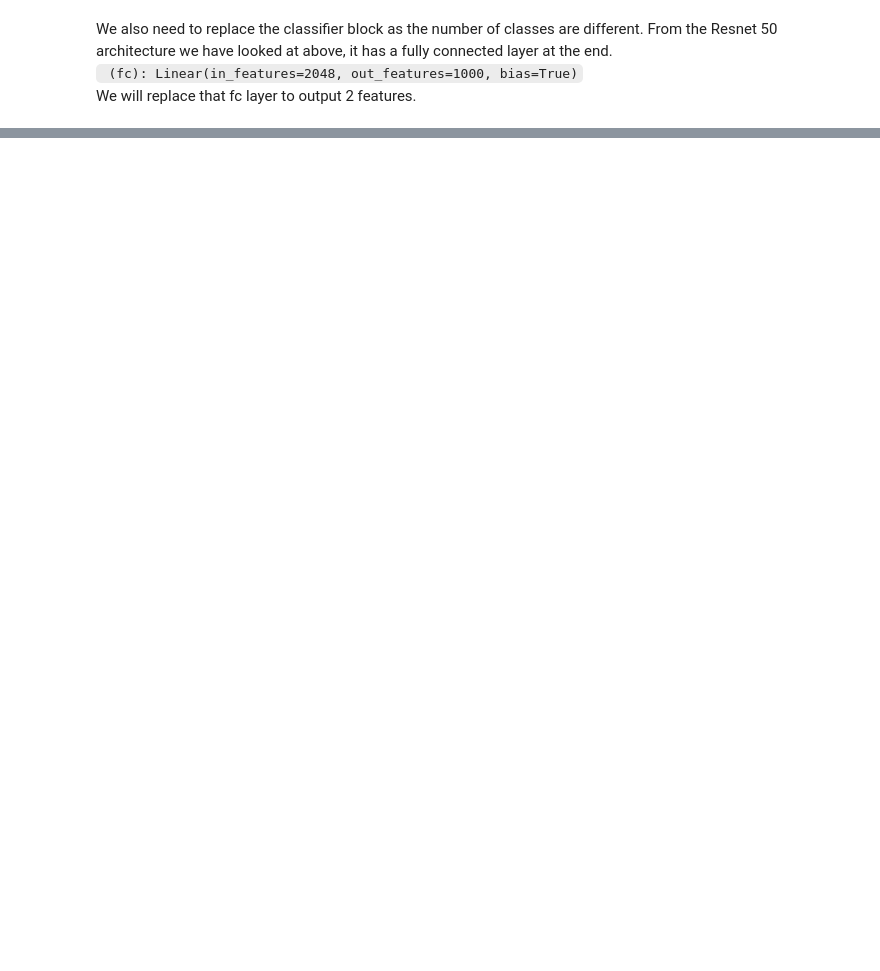
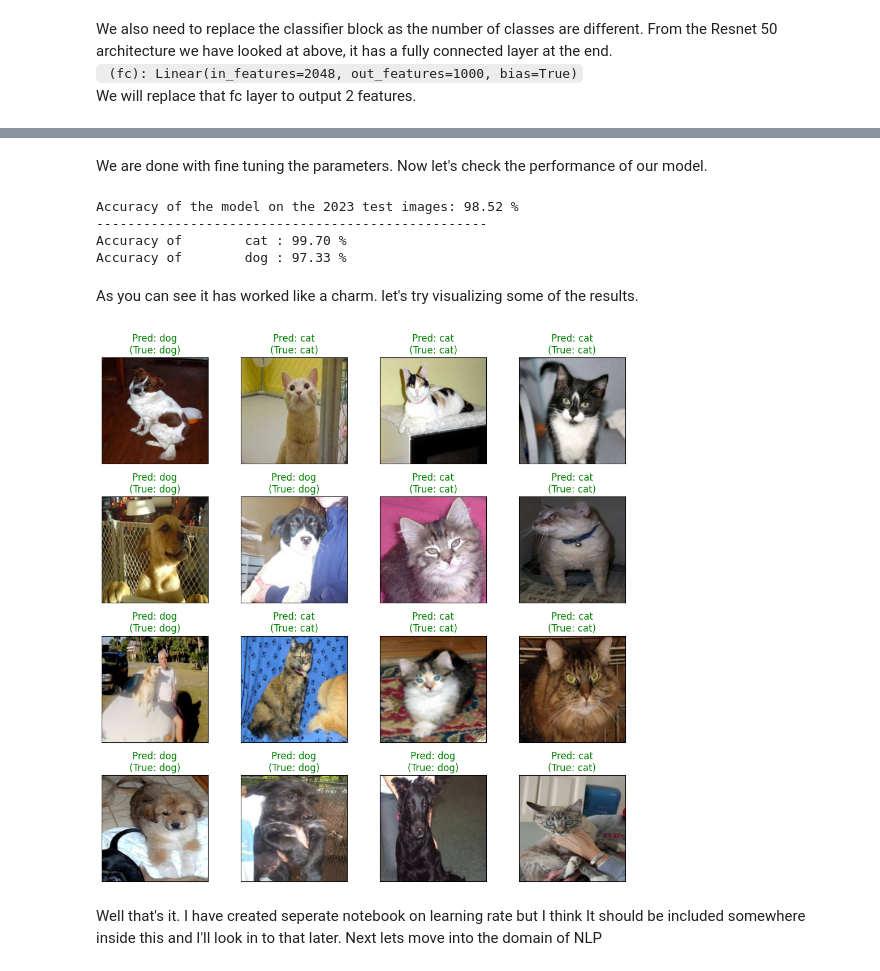
Before and after one commit to dilshan-49/ML_Journey, a Jupyter notebook: torch_tutorials/CNN.ipynb, the cells around one changed output, grey strips where cells are left out. Saved outputs shown, nothing was run; the diff lists cells and outputs as text; code cells hidden in the pictures; blank space fills up the shorter version.

Commit message:
Notebook completed. pushing from kaggle

```diff
--- a/torch_tutorials/CNN.ipynb
+++ b/torch_tutorials/CNN.ipynb
@@ -368,0 +566,4 @@ Now
+# %%
+device = 'cuda'
+transfer_model.to(device)
+test_model_accuracy(transfer_model, test_data_loader, device)
@@ -368,0 +577,11 @@ Now
+# %%
+import torch.optim as optimizer
+
+lr = 0.001
+
+optimizer = optimizer.Adam([
+    {'params' : transfer_model.layer4.parameters(), 'lr' : lr/3},
+    {'params' : transfer_model.layer3.parameters(), 'lr' : lr/9},
+    ], lr = lr)
+# %%
+loss_fn = nn.CrossEntropyLoss()
@@ -368,0 +590,2 @@ Now
+# %%
+train_model(transfer_model,optimizer,loss_fn,train_data_loader,val_data_loader,epochs=3,device='cuda')
@@ -368,0 +596,13 @@ Now
+# %% [markdown]
+We are done with fine tuning the parameters. Now let's check the performance of our model.
+# %%
+transfer_model.to('cuda')
+transfer_model.eval()
+test_model_accuracy(transfer_model, test_data_loader, device)
+# %% [output]
+Accuracy of the model on the 2023 test images: 98.52 %
+--------------------------------------------------
+Accuracy of        cat : 99.70 %
+Accuracy of        dog : 97.33 %
+# %% [markdown]
+As you can see it has worked like a charm. let's try visualizing some of the results.
@@ -368,0 +696,6 @@ Now
+# %%
+visualize_model_predictions(transfer_model, test_data_loader, 'cuda', num_images=16)
+# %% [output]
+[figure, added]
+# %% [markdown]
+Well that's it. I have created seperate notebook on learning rate but I think It should be included somewhere inside this and I'll look in to that later. Next lets move into the domain of NLP
```
Also changed, not shown: parts of 20 cells of this notebook.
